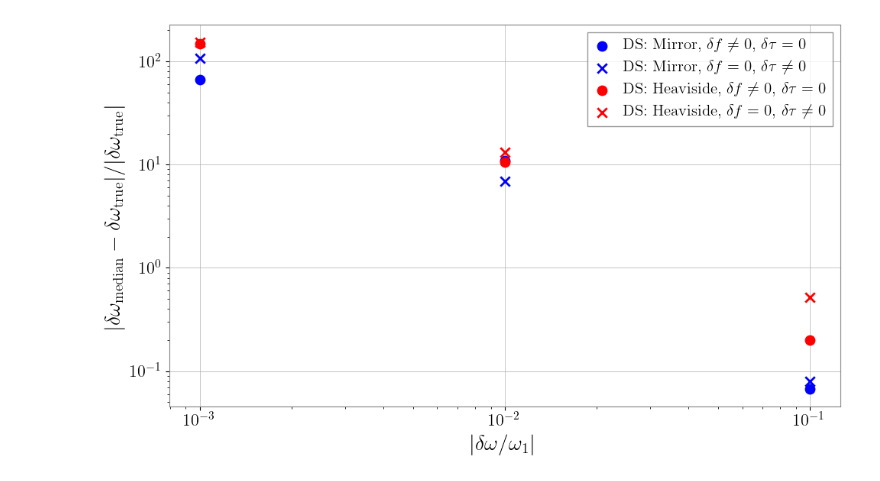
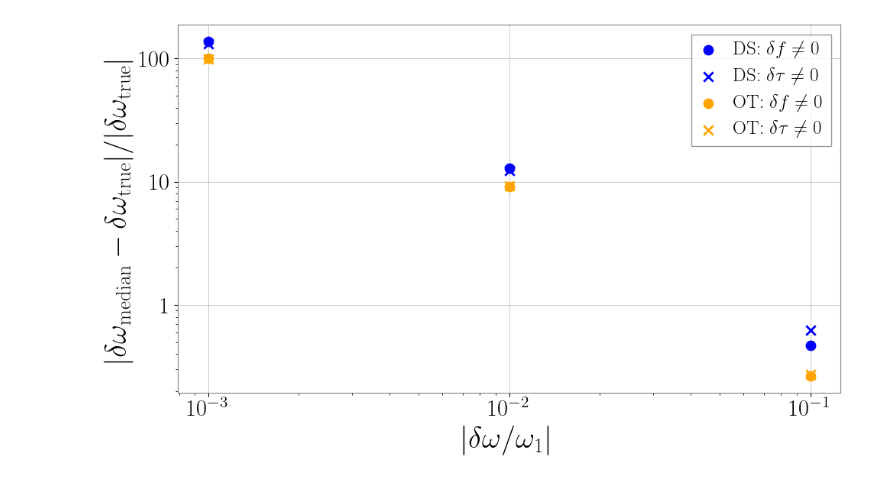
Before and after one commit to Hayato-Imafuku/ringdown, a Jupyter notebook: calculate_resolvability_of_complex_frequencies.ipynb, the cells around one changed output. Saved outputs shown, nothing was run; the diff lists cells and outputs as text; code cells hidden in the pictures.

Commit message:
update scripts for analysis and update plot scripts

```diff
--- a/calculate_resolvability_of_complex_frequencies.ipynb
+++ b/calculate_resolvability_of_complex_frequencies.ipynb
@@ -428,46 +586,59 @@ plt.show()
 # %%
-DS_Mirror_dw_over_w1 = [r['dw_over_w1'] for r in DS_Mirror_result_list if r['resolvability_f'] is not None]
-DS_Mirror_fractional_accuracy_dw_shiftRe = [r['fractional_accuracy_dw'] for r in DS_Mirror_result_list if r['resolvability_f'] is not None]
-DS_Mirror_fractional_accuracy_dw_shiftIm = [r['fractional_accuracy_dw'] for r in DS_Mirror_result_list if r['resolvability_tau'] is not None]
+plt.figure()
 
-DS_Heaviside_dw_over_w1 = [r['dw_over_w1'] for r in DS_Heaviside_result_list if r['resolvability_f'] is not None]
-DS_Heaviside_fractional_accuracy_dw_shiftRe = [r['fractional_accuracy_dw'] for r in DS_Heaviside_result_list if r['resolvability_f'] is not None]
-DS_Heaviside_fractional_accuracy_dw_shiftIm = [r['fractional_accuracy_dw'] for r in DS_Heaviside_result_list if r['resolvability_tau'] is not None]
+# DS_Mirror_dw_over_w1 = [r['dw_over_w1'] for r in DS_Mirror_result_list if r['resolvability_f'] is not None]
+# DS_Mirror_fractional_accuracy_dw_shiftRe = [r['fractional_accuracy_dw'] for r in DS_Mirror_result_list if r['resolvability_f'] is not None]
+# DS_Mirror_fractional_accuracy_dw_shiftIm = [r['fractional_accuracy_dw'] for r in DS_Mirror_result_list if r['resolvability_tau'] is not None]
+# plt.scatter(DS_Mirror_dw_over_w1, DS_Mirror_fractional_accuracy_dw_shiftRe, marker='o', s=80, color='blue', label='DS: Mirror, '+r'$\delta f \ne 0$, $\delta \tau = 0$')
+# plt.scatter(DS_Mirror_dw_over_w1, DS_Mirror_fractional_accuracy_dw_shiftIm, marker='x', s=80, color='blue', label='DS: Mirror, '+r'$\delta f = 0$, $\delta \tau \ne 0$')
+
+# DS_Heaviside_dw_over_w1 = [r['dw_over_w1'] for r in DS_Heaviside_result_list if r['resolvability_f'] is not None]
+# DS_Heaviside_fractional_accuracy_dw_shiftRe = [r['fractional_accuracy_dw'] for r in DS_Heaviside_result_list if r['resolvability_f'] is not None]
+# DS_Heaviside_fractional_accuracy_dw_shiftIm = [r['fractional_accuracy_dw'] for r in DS_Heaviside_result_list if r['resolvability_tau'] is not None]
+# plt.scatter(DS_Heaviside_dw_over_w1, DS_Heaviside_fractional_accuracy_dw_shiftRe, marker='o', s=80, color='red', label='DS: Heaviside, '+r'$\delta f \ne 0$, $\delta \tau = 0$')
+# plt.scatter(DS_Heaviside_dw_over_w1, DS_Heaviside_fractional_accuracy_dw_shiftIm, marker='x', s=80, color='red', label='DS: Heaviside, '+r'$\delta f = 0$, $\delta \tau \ne 0$')
 
 # OT_dw_over_w1 = [r['dw_over_w1'] for r in OT_result_list if r['resolvability_f'] is not None]
 # OT_fractional_accuracy_dw_shiftRe = [r['fractional_accuracy_dw'] for r in OT_result_list if r['resolvability_f'] is not None]
 # OT_fractional_accuracy_dw_shiftIm = [r['fractional_accuracy_dw'] for r in OT_result_list if r['resolvability_tau'] is not None]
+# plt.scatter(OT_dw_over_w1, OT_fractional_accuracy_dw_shiftRe, marker='o', s=80, color='orange', label='OT: '+r'$\delta f \ne 0$')
+# plt.scatter(OT_dw_over_w1, OT_fractional_accuracy_dw_shiftIm, marker='x', s=80, color='orange', label='OT: '+r'$\delta \tau \ne 0$')
 
 # OT_conditional_fractional_accuracy_f = [r['fractional_accuracy_dw'] for r in OT_conditional_result_list if r['resolvability_f'] is not None]
 # OT_conditional_fractional_accuracy_tau = [r['fractional_accuracy_dw'] for r in OT_conditional_result_list if r['resolvability_tau'] is not None]
+# plt.scatter(OT_dw_over_w1, OT_conditional_fractional_accuracy_f, marker='o', s=80, color='purple', label='OT: '+r'$\delta f \ne 0$'+', '+r'$\delta f<0$'+' prior')
+# plt.scatter(OT_dw_over_w1, OT_conditional_fractional_accuracy_tau, marker='x', s=80, color='purple', label='OT: '+r'$\delta \tau \ne 0$'+', '+r'$\delta \tau>0$'+' prior')
 
 # OTRA_fractional_accuracy_dw_shiftRe = [r['fractional_accuracy_dw'] for r in OTRA_result_list if r['resolvability_f'] is not None]
 # OTRA_fractional_accuracy_dw_shiftIm = [r['fractional_accuracy_dw'] for r in OTRA_result_list if r['resolvability_tau'] is not None]
+# plt.scatter(OT_dw_over_w1, OTRA_fractional_accuracy_dw_shiftRe, marker='o', s=80, color='green', label='OTRA: '+r'$\delta f \ne 0$')
+# plt.scatter(OT_dw_over_w1, OTRA_fractional_accuracy_dw_shiftIm, marker='x', s=80, color='green', label='OTRA: '+r'$\delta \tau \ne 0$')
 
 # OTRA_conditional_fractional_accuracy_f =[r['fractional_accuracy_dw'] for r in OTRA_conditional_result_list if r['resolvability_f'] is not None]
 # OTRA_conditional_fractional_accuracy_tau = [r['fractional_accuracy_dw'] for r in OTRA_conditional_result_list if r['resolvability_tau'] is not None]
-
-plt.figure()
-plt.scatter(DS_Mirror_dw_over_w1, DS_Mirror_fractional_accuracy_dw_shiftRe, marker='o', s=80, color='blue', label='DS: Mirror, '+r'$\delta f \ne 0$, $\delta \tau = 0$')
-plt.scatter(DS_Mirror_dw_over_w1, DS_Mirror_fractional_accuracy_dw_shiftIm, marker='x', s=80, color='blue', label='DS: Mirror, '+r'$\delta f = 0$, $\delta \tau \ne 0$')
-plt.scatter(DS_Heaviside_dw_over_w1, DS_Heaviside_fractional_accuracy_dw_shiftRe, marker='o', s=80, color='red', label='DS: Heaviside, '+r'$\delta f \ne 0$, $\delta \tau = 0$')
-plt.scatter(DS_Heaviside_dw_over_w1, DS_Heaviside_fractional_accuracy_dw_shiftIm, marker='x', s=80, color='red', label='DS: Heaviside, '+r'$\delta f = 0$, $\delta \tau \ne 0$')
-# plt.scatter(OT_dw_over_w1, OT_fractional_accuracy_dw_shiftRe, marker='o', s=80, color='orange', label='OT: '+r'$\delta f \ne 0$')
-# plt.scatter(OT_dw_over_w1, OT_fractional_accuracy_dw_shiftIm, marker='x', s=80, color='orange', label='OT: '+r'$\delta \tau \ne 0$')
-# plt.scatter(OT_dw_over_w1, OT_conditional_fractional_accuracy_f, marker='o', s=80, color='purple', label='OT: '+r'$\delta f \ne 0$'+', '+r'$\delta f<0$'+' prior')
-# plt.scatter(OT_dw_over_w1, OT_conditional_fractional_accuracy_tau, marker='x', s=80, color='purple', label='OT: '+r'$\delta \tau \ne 0$'+', '+r'$\delta \tau>0$'+' prior')
-# plt.scatter(OT_dw_over_w1, OTRA_fractional_accuracy_dw_shiftRe, marker='o', s=80, color='green', label='OTRA: '+r'$\delta f \ne 0$')
-# plt.scatter(OT_dw_over_w1, OTRA_fractional_accuracy_dw_shiftIm, marker='x', s=80, color='green', label='OTRA: '+r'$\delta \tau \ne 0$')
 # plt.scatter(OT_dw_over_w1, OTRA_conditional_fractional_accuracy_f, marker='o', s=80, color='red', label='OTRA: '+r'$\delta f \ne 0$'+', '+r'$\delta f<0$'+' prior')
 # plt.scatter(OT_dw_over_w1, OTRA_conditional_fractional_accuracy_tau, marker='x', s=80, color='red', label='OTRA: '+r'$\delta \tau \ne 0$'+', '+r'$\delta \tau>0$'+' prior')
+
+DS_dw_over_w1_pyring = [r['dw_over_w1'] for r in DS_result_list_pyring if r['resolvability_f'] is not None]
+DS_fractional_accuracy_dw_shiftRe_pyring = [r['fractional_accuracy_dw'] for r in DS_result_list_pyring if r['resolvability_f'] is not None]
+DS_fractional_accuracy_dw_shiftIm_pyring = [r['fractional_accuracy_dw'] for r in DS_result_list_pyring if r['resolvability_tau'] is not None]
+plt.scatter(DS_dw_over_w1_pyring, DS_fractional_accuracy_dw_shiftRe_pyring, marker='o', s=80, color='blue', label='DS: '+r'$\delta f \ne 0$')
+plt.scatter(DS_dw_over_w1_pyring, DS_fractional_accuracy_dw_shiftIm_pyring, marker='x', s=80, color='blue', label='DS: '+r'$\delta \tau \ne 0$')
+
+OT_dw_over_w1_pyring = [r['dw_over_w1'] for r in OT_result_list_pyring if r['resolvability_f'] is not None]
+OT_fractional_accuracy_dw_shiftRe_pyring = [r['fractional_accuracy_dw'] for r in OT_result_list_pyring if r['resolvability_f'] is not None]
+OT_fractional_accuracy_dw_shiftIm_pyring = [r['fractional_accuracy_dw'] for r in OT_result_list_pyring if r['resolvability_tau'] is not None]
+plt.scatter(OT_dw_over_w1_pyring, OT_fractional_accuracy_dw_shiftRe_pyring, marker='o', s=80, color='orange', label='OT: '+r'$\delta f \ne 0$')
+plt.scatter(OT_dw_over_w1_pyring, OT_fractional_accuracy_dw_shiftIm_pyring, marker='x', s=80, color='orange', label='OT: '+r'$\delta \tau \ne 0$')
+
 plt.xscale('log')
 plt.yscale('log')
 plt.xlabel(r'$|\delta\omega / \omega_{1}|$')
 plt.ylabel(r'$|\delta \omega_{\mathrm{median}} - \delta \omega_{\mathrm{true}}| / |\delta \omega_{\mathrm{true}}|$')
 plt.legend()
 plt.grid(True)
 plt.gca().set_axisbelow(True)
 plt.tight_layout()
 plt.show()
 # %% [output]
-[figure, old version]
+[figure, new version]
```
Also changed, not shown: parts of 4 cells of this notebook, 28 other files.
